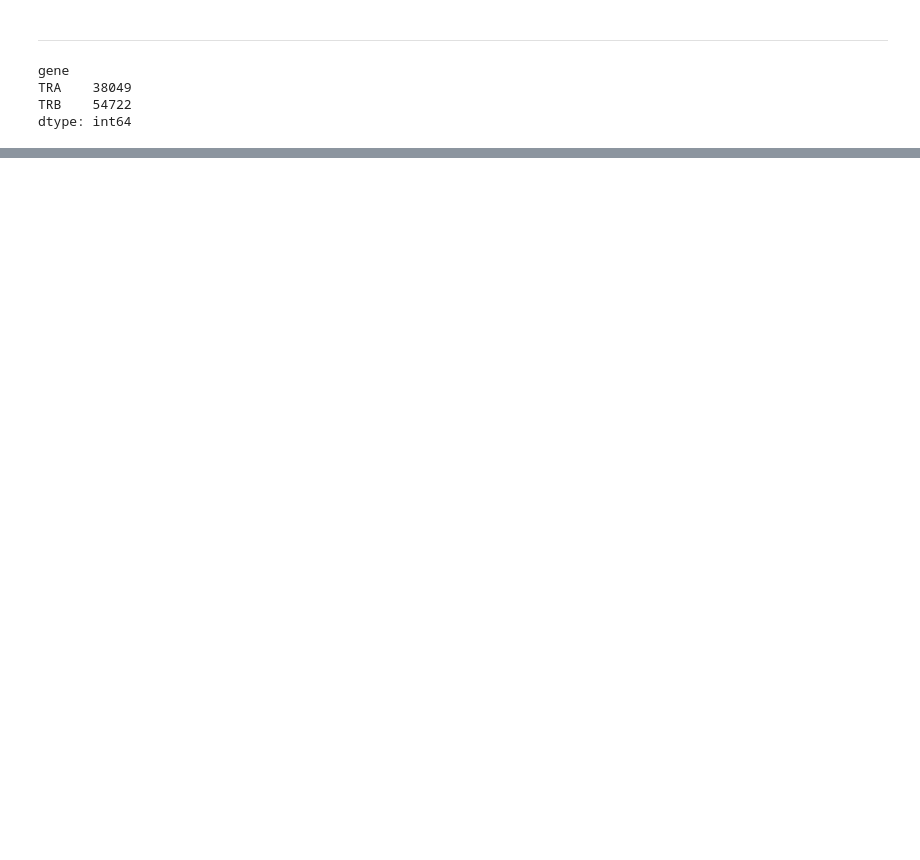
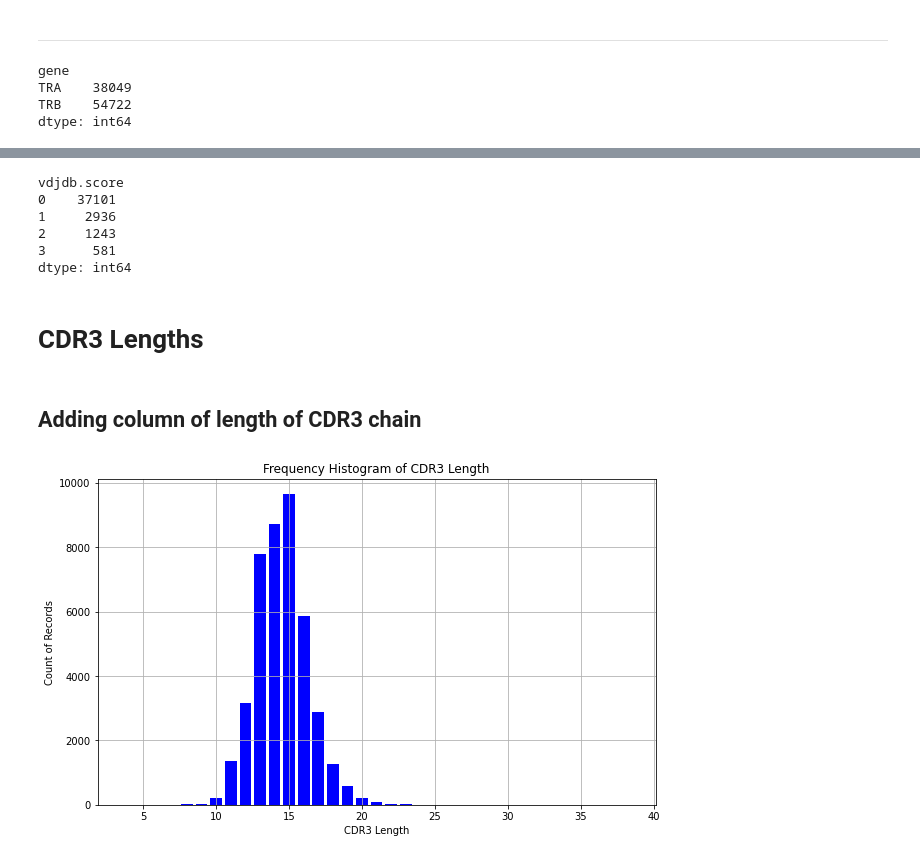
Before and after one commit to UoB-DSMP-2023-24/dsmp-2024-group-5, a Jupyter notebook: Presentation_1_Final.ipynb, the cells around one changed output, grey strips where cells are left out. Cells and saved outputs as stored; diff of their text form; code cells hidden in the pictures; blank space fills up the shorter version.

```diff
--- a/Presentation_1_Final.ipynb
+++ b/Presentation_1_Final.ipynb
@@ -288,0 +333,3 @@ dtype: int64
+# %%
+duplicate_indexes = sample_dataset[sample_dataset.duplicated(keep='last')].index
+duplicate_indexes
@@ -288,0 +343,2 @@ dtype: int64
+# %%
+sample_dataset.drop(index=duplicate_indexes,inplace=True)
@@ -288,0 +359,28 @@ dtype: int64
+# %%
+sample_dataset.groupby(['vdjdb.score']).size()
+# %% [output]
+vdjdb.score
+0    37101
+1     2936
+2     1243
+3      581
+dtype: int64
+# %% [markdown]
+# CDR3 Lengths
+# %% [markdown]
+## Adding column of length of CDR3 chain
+# %%
+sample_dataset['CDR3_Length'] = sample_dataset.apply(lambda row: len(row['cdr3']),axis=1)
+# %%
+cdr3_length_count = sample_dataset.groupby(by=['CDR3_Length']).size().to_frame('count_of_records').reset_index()
+# %%
+# Plotting
+plt.figure(figsize=(10, 6))
+plt.bar(cdr3_length_count['CDR3_Length'], cdr3_length_count['count_of_records'], width=0.8, color='b')
+plt.xlabel('CDR3 Length')
+plt.ylabel('Count of Records')
+plt.title('Frequency Histogram of CDR3 Length')
+plt.grid(True)
+plt.show()
+# %% [output]
+[figure, added]
```
Also changed, not shown: parts of 46 cells of this notebook, 1 other file.
